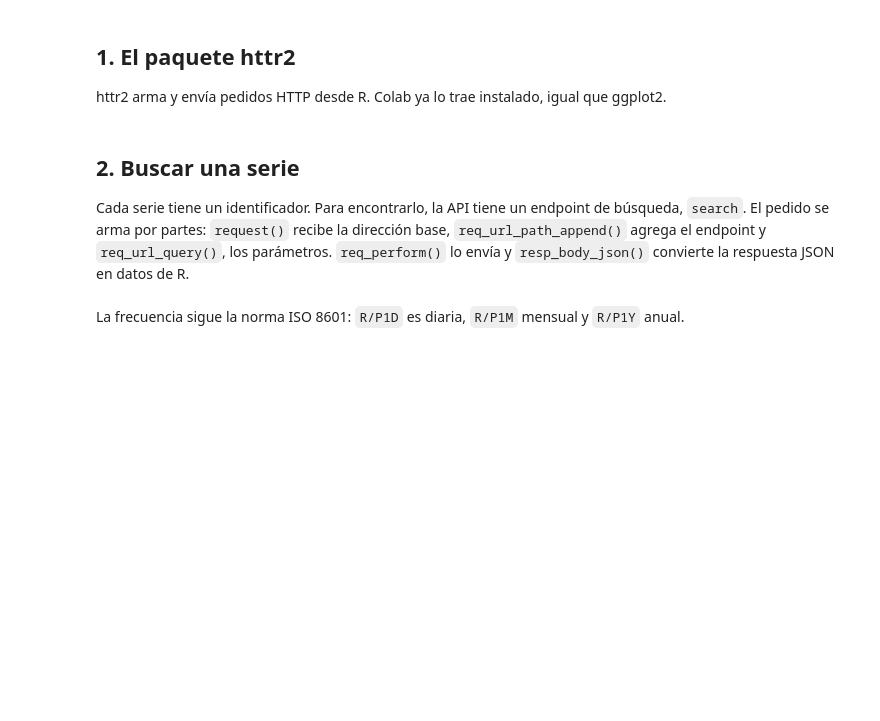
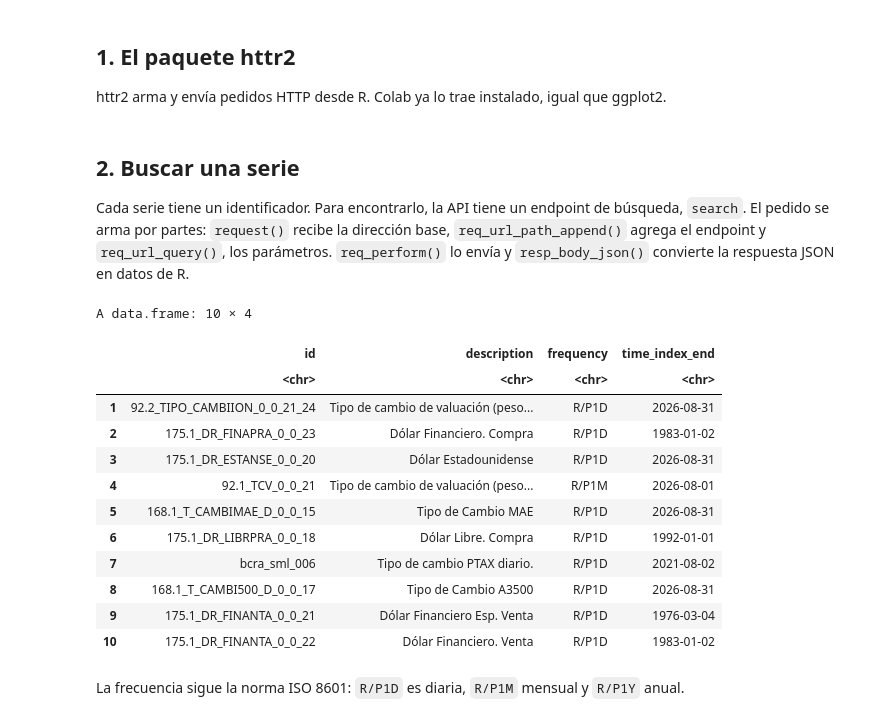
Before and after one commit to jumafernandez/modelado-gestion-datos-untref, a Jupyter notebook: codigo/r_api_series_tiempo.ipynb, the cells around one changed output. Cells and saved outputs as stored; diff of their text form; code cells hidden in the pictures; blank space fills up the shorter version.

```diff
--- a/codigo/r_api_series_tiempo.ipynb
+++ b/codigo/r_api_series_tiempo.ipynb
@@ -22,14 +22,30 @@ options(repr.plot.width = 10, repr.plot.height = 4)   # gráficos más anchos en
 Cada serie tiene un identificador. Para encontrarlo, la API tiene un endpoint de búsqueda, `search`. El pedido se arma por partes: `request()` recibe la dirección base, `req_url_path_append()` agrega el endpoint y `req_url_query()`, los parámetros. `req_perform()` lo envía y `resp_body_json()` convierte la respuesta JSON en datos de R.
 # %%
 API <- "https://apis.datos.gob.ar/series/api"
+query <- "tipo de cambio"
+
 
 busqueda <- request(API) |>
   req_url_path_append("search") |>
-  req_url_query(q = "tipo de cambio", limit = 10) |>
+  req_url_query(q = query, limit = 10) |>
   req_perform()
 
 resultado <- resp_body_json(busqueda, simplifyVector = TRUE)
 resultado$data$field[, c("id", "description", "frequency", "time_index_end")]
+# %% [output]
+A data.frame: 10 × 4
+|  | id | description | frequency | time_index_end |
+|  | <chr> | <chr> | <chr> | <chr> |
+| 1 | 92.2_TIPO_CAMBIION_0_0_21_24 | Tipo de cambio de valuación (peso... | R/P1D | 2026-08-31 |
+| 2 | 175.1_DR_FINAPRA_0_0_23 | Dólar Financiero. Compra | R/P1D | 1983-01-02 |
+| 3 | 175.1_DR_ESTANSE_0_0_20 | Dólar Estadounidense | R/P1D | 2026-08-31 |
+| 4 | 92.1_TCV_0_0_21 | Tipo de cambio de valuación (peso... | R/P1M | 2026-08-01 |
+| 5 | 168.1_T_CAMBIMAE_D_0_0_15 | Tipo de Cambio MAE | R/P1D | 2026-08-31 |
+| 6 | 175.1_DR_LIBRPRA_0_0_18 | Dólar Libre. Compra | R/P1D | 1992-01-01 |
+| 7 | bcra_sml_006 | Tipo de cambio PTAX diario. | R/P1D | 2021-08-02 |
+| 8 | 168.1_T_CAMBI500_D_0_0_17 | Tipo de Cambio A3500 | R/P1D | 2026-08-31 |
+| 9 | 175.1_DR_FINANTA_0_0_21 | Dólar Financiero Esp. Venta | R/P1D | 1976-03-04 |
+| 10 | 175.1_DR_FINANTA_0_0_22 | Dólar Financiero. Venta | R/P1D | 1983-01-02 |
 # %% [markdown]
 La frecuencia sigue la norma ISO 8601: `R/P1D` es diaria, `R/P1M` mensual y `R/P1Y` anual.
 # %% [markdown]
```
Also changed, not shown: parts of 11 cells of this notebook.
